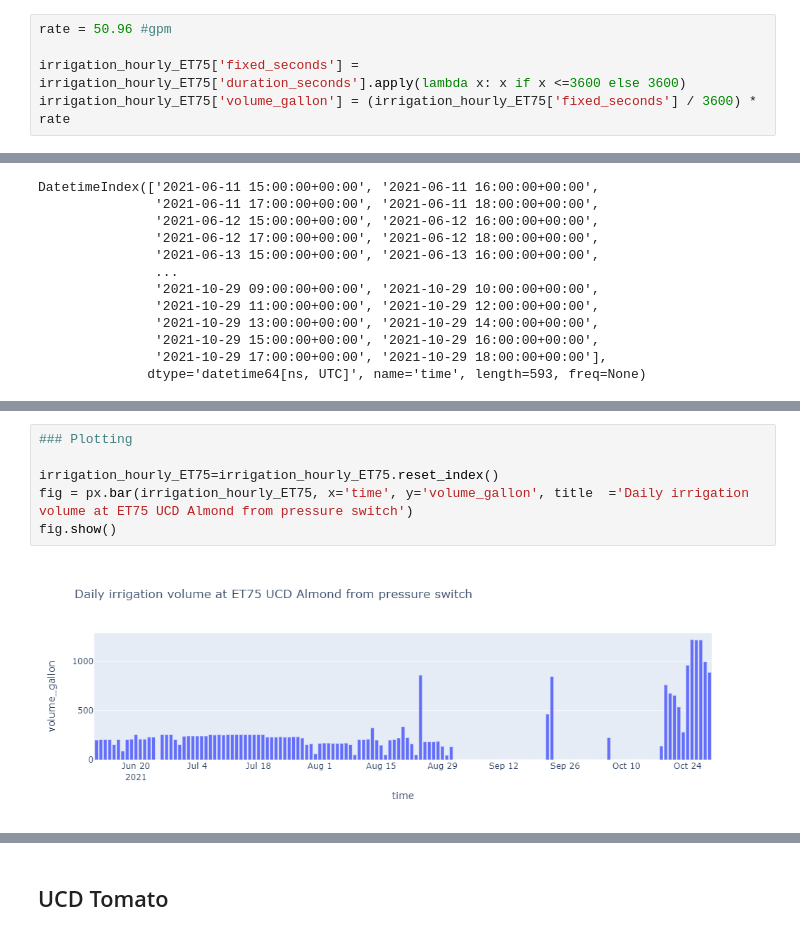
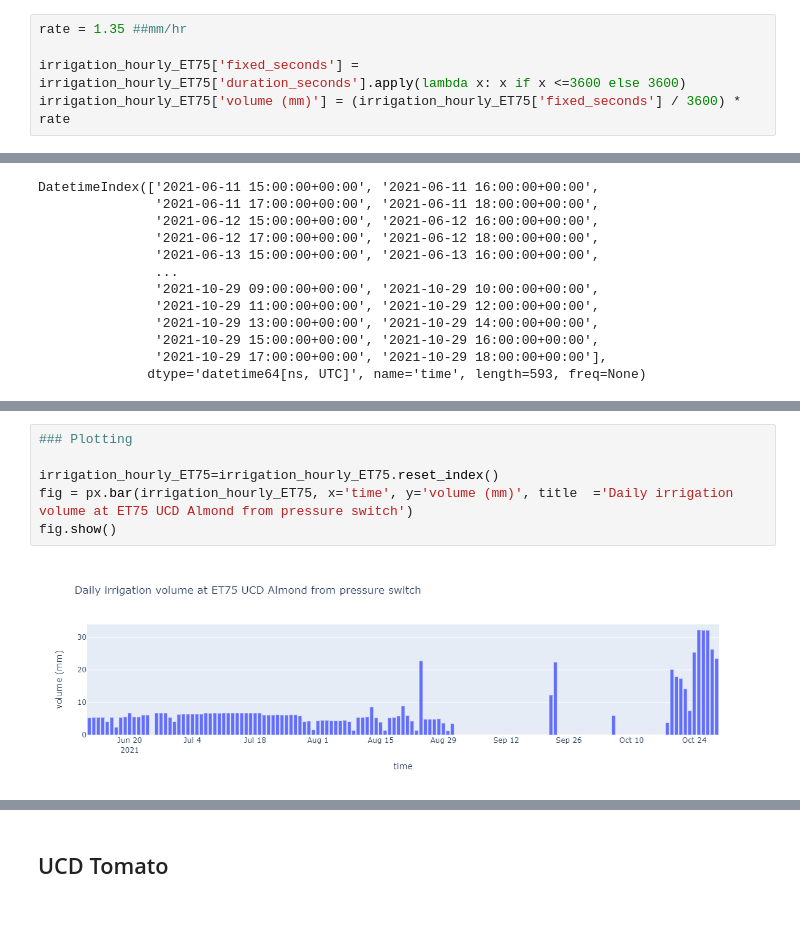
Before and after one commit to Arable/data-check, a Jupyter notebook: pressure_switch_irri_UCD_tomato.ipynb, the cells around one changed output, grey strips where cells are left out. Saved outputs shown, nothing was run; the diff lists cells and outputs as text.

```diff
--- a/pressure_switch_irri_UCD_tomato.ipynb
+++ b/pressure_switch_irri_UCD_tomato.ipynb
@@ -119,8 +108,8 @@ fig.show()
 # %% [markdown]
 #### ET75
 # %%
-rate = 50.96 #gpm
+rate = 1.35 ##mm/hr
 
 irrigation_hourly_ET75['fixed_seconds'] = irrigation_hourly_ET75['duration_seconds'].apply(lambda x: x if x <=3600 else 3600)
-irrigation_hourly_ET75['volume_gallon'] = (irrigation_hourly_ET75['fixed_seconds'] / 3600) * rate
+irrigation_hourly_ET75['volume (mm)'] = (irrigation_hourly_ET75['fixed_seconds'] / 3600) * rate
 # %%
@@ -187,8 +139,8 @@ irrigation_hourly_ET75.head(25)
 # %%
 ### Plotting
 
 irrigation_hourly_ET75=irrigation_hourly_ET75.reset_index()
-fig = px.bar(irrigation_hourly_ET75, x='time', y='volume_gallon', title  ='Daily irrigation volume at ET75 UCD Almond from pressure switch')
+fig = px.bar(irrigation_hourly_ET75, x='time', y='volume (mm)', title  ='Daily irrigation volume at ET75 UCD Almond from pressure switch')
 fig.show()
 # %% [output]
-[figure, old version]
+[figure, new version]
```
Also changed, not shown: parts of 34 cells of this notebook.
